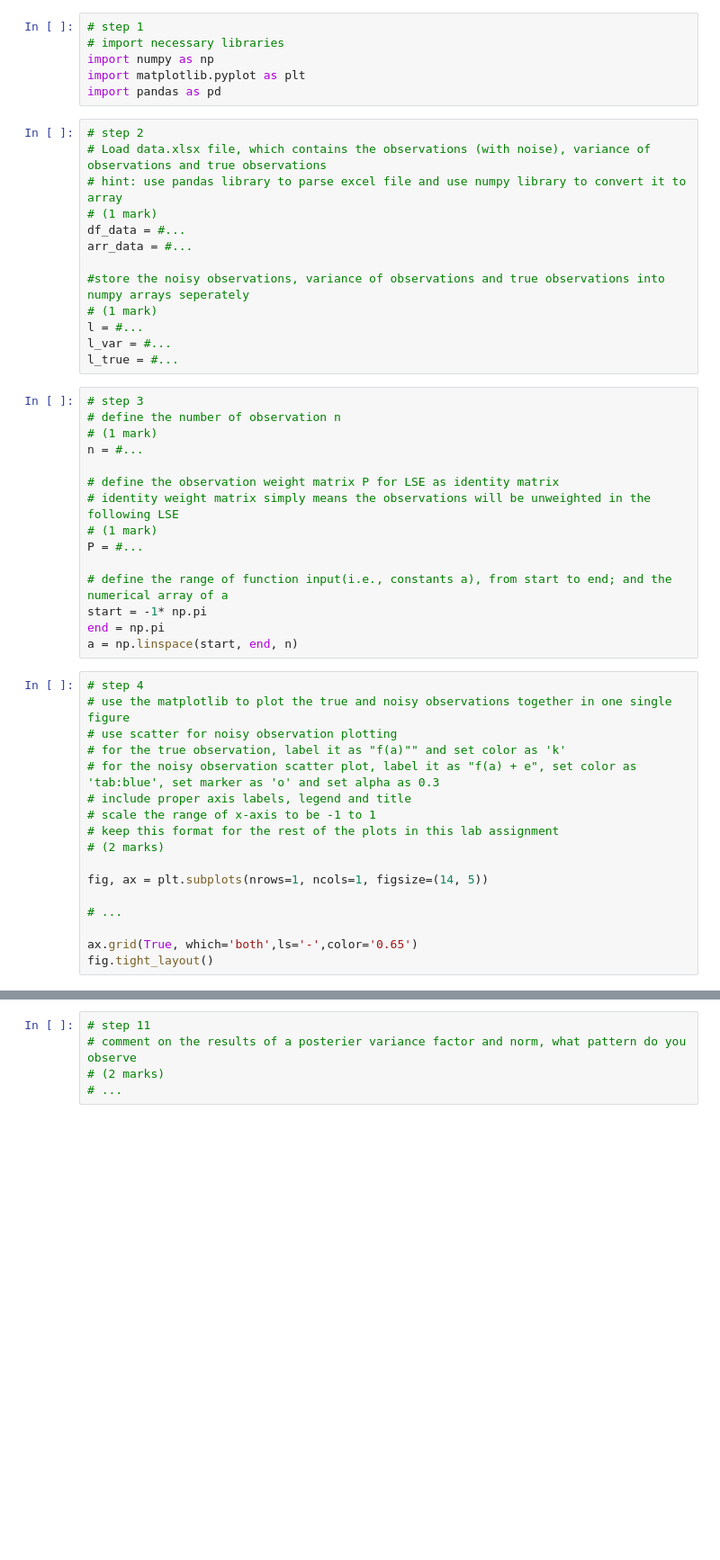
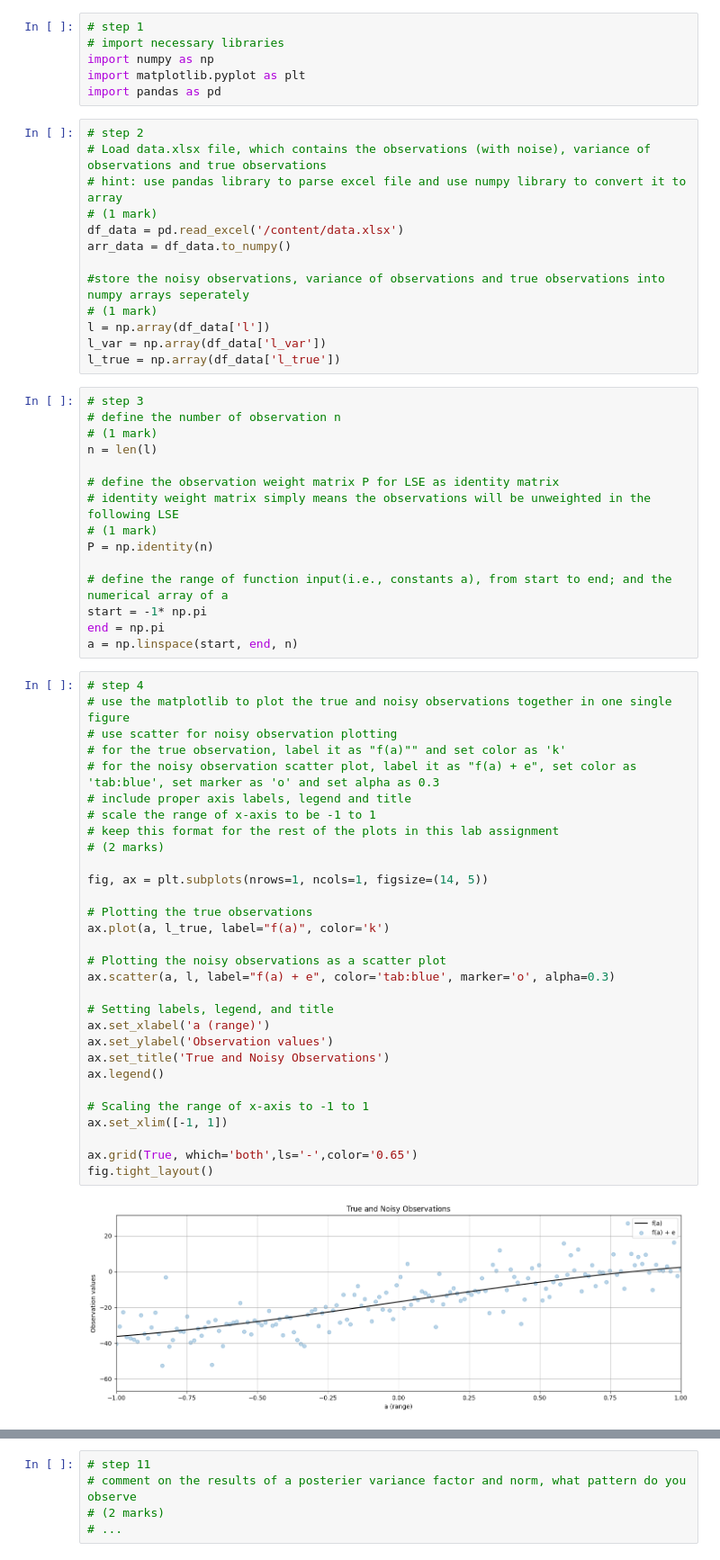
Before and after one commit to kennedyconnors/engg680_2024_fall, a Jupyter notebook: Lab_Assignment2/Assignment2.ipynb, the cells around one changed output, grey strips where cells are left out. Shown at 90% size. Drawn from its saved outputs; the diff is of its cells as text; blank space fills up the shorter version.

```diff
--- a/Lab_Assignment2/Assignment2.ipynb
+++ b/Lab_Assignment2/Assignment2.ipynb
@@ -36,24 +36,24 @@ import pandas as pd
 # Load data.xlsx file, which contains the observations (with noise), variance of observations and true observations
 # hint: use pandas library to parse excel file and use numpy library to convert it to array
 # (1 mark)
-df_data = #...
-arr_data = #...
+df_data = pd.read_excel('/content/data.xlsx')
+arr_data = df_data.to_numpy()
 
 #store the noisy observations, variance of observations and true observations into numpy arrays seperately
 # (1 mark)
-l = #...
-l_var = #...
-l_true = #...
+l = np.array(df_data['l'])
+l_var = np.array(df_data['l_var'])
+l_true = np.array(df_data['l_true'])
 # %%
 # step 3
 # define the number of observation n
 # (1 mark)
-n = #...
+n = len(l)
 
 # define the observation weight matrix P for LSE as identity matrix
 # identity weight matrix simply means the observations will be unweighted in the following LSE
 # (1 mark)
-P = #...
+P = np.identity(n)
 
 # define the range of function input(i.e., constants a), from start to end; and the numerical array of a
 start = -1* np.pi
@@ -62,20 +62,35 @@ a = np.linspace(start, end, n)
 # %%
 # step 4
 # use the matplotlib to plot the true and noisy observations together in one single figure
 # use scatter for noisy observation plotting
 # for the true observation, label it as "f(a)"" and set color as 'k'
 # for the noisy observation scatter plot, label it as "f(a) + e", set color as 'tab:blue', set marker as 'o' and set alpha as 0.3
 # include proper axis labels, legend and title
 # scale the range of x-axis to be -1 to 1
 # keep this format for the rest of the plots in this lab assignment
 # (2 marks)
 
 fig, ax = plt.subplots(nrows=1, ncols=1, figsize=(14, 5))
 
-# ...
+# Plotting the true observations
+ax.plot(a, l_true, label="f(a)", color='k')
+
+# Plotting the noisy observations as a scatter plot
+ax.scatter(a, l, label="f(a) + e", color='tab:blue', marker='o', alpha=0.3)
+
+# Setting labels, legend, and title
+ax.set_xlabel('a (range)')
+ax.set_ylabel('Observation values')
+ax.set_title('True and Noisy Observations')
+ax.legend()
+
+# Scaling the range of x-axis to -1 to 1
+ax.set_xlim([-1, 1])
 
 ax.grid(True, which='both',ls='-',color='0.65')
 fig.tight_layout()
+# %% [output]
+[figure, added]
 # %%
 # step 5
 # define a curve fitting function named fit_polynomial_curve
```
Also changed, not shown: parts of 8 cells of this notebook.
